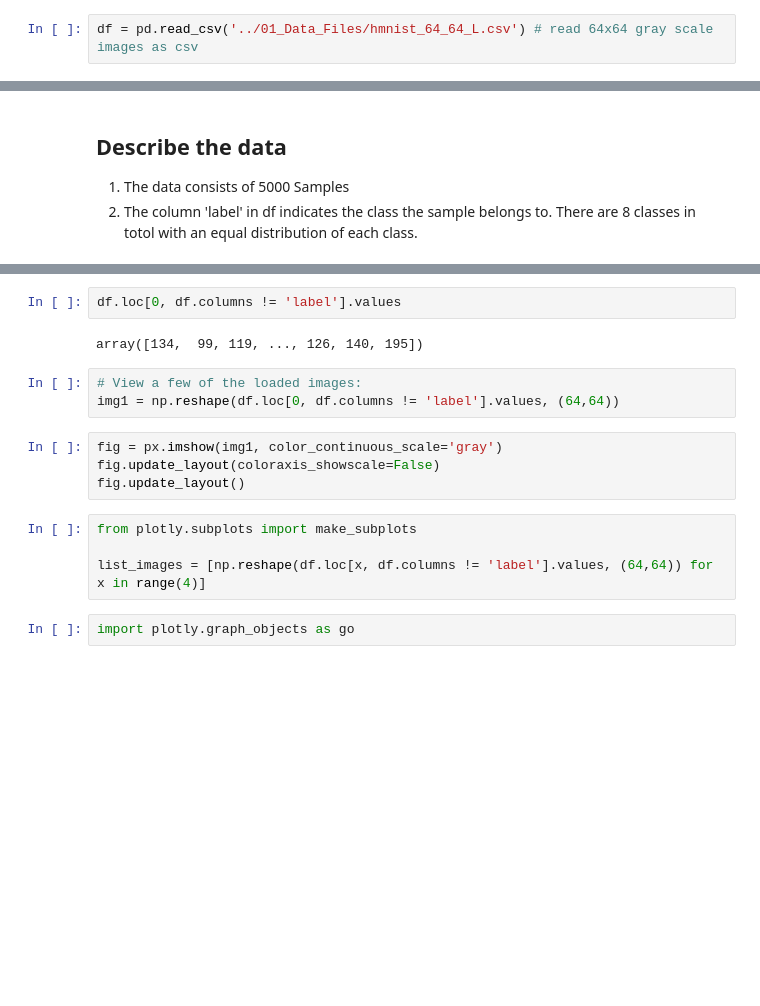
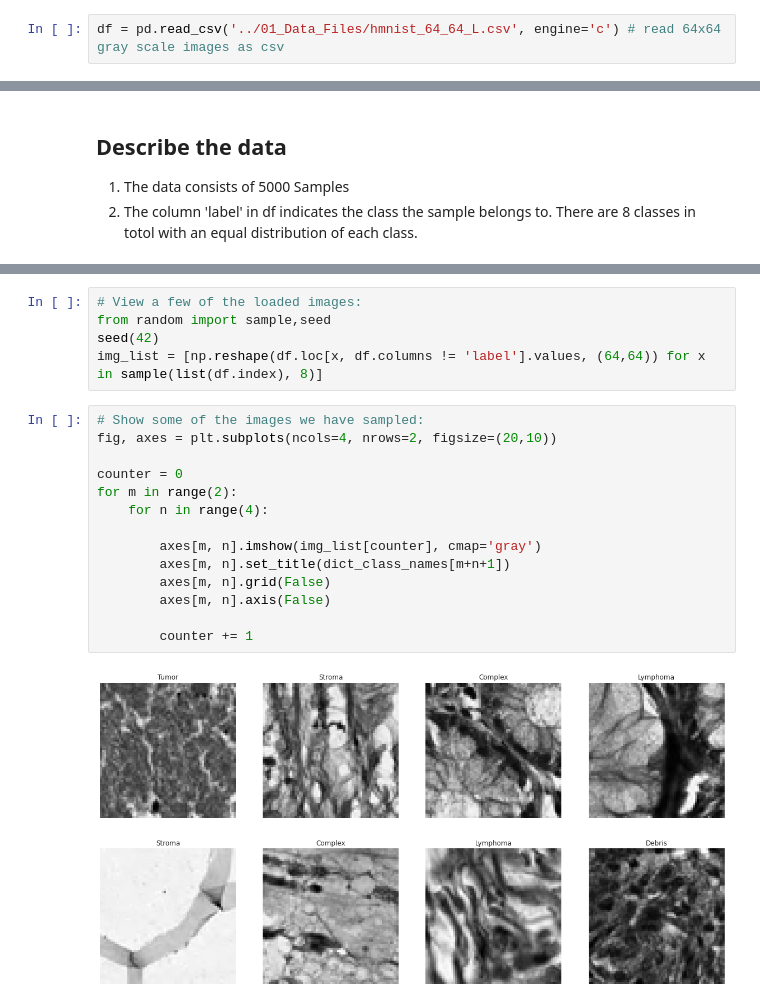
Before and after one commit to sharyar/CLFModelComparison, a Jupyter notebook: 02_Data_Preprocessing/explore_data.ipynb, the cells around one changed output, grey strips where cells are left out. Cells and saved outputs as stored; diff of their text form; blank space fills up the shorter version.

Commit message:
feat: adds initial data exploration

```diff
--- a/02_Data_Preprocessing/explore_data.ipynb
+++ b/02_Data_Preprocessing/explore_data.ipynb
@@ -14,7 +17,7 @@ sns.set(style='darkgrid')
 
 %matplotlib inline
 # %%
-df = pd.read_csv('../01_Data_Files/hmnist_64_64_L.csv') # read 64x64 gray scale images as csv
+df = pd.read_csv('../01_Data_Files/hmnist_64_64_L.csv', engine='c') # read 64x64 gray scale images as csv
 # %%
 df
 # %% [output]
@@ -72,17 +65,21 @@ Index(['pixel0000', 'pixel0001', 'pixel0002', 'pixel0003', 'pixel0004',
-# %%
-df.loc[0, df.columns != 'label'].values
-# %% [output]
-array([134,  99, 119, ..., 126, 140, 195])
 # %%
 # View a few of the loaded images:
-img1 = np.reshape(df.loc[0, df.columns != 'label'].values, (64,64))
+from random import sample,seed
+seed(42)
+img_list = [np.reshape(df.loc[x, df.columns != 'label'].values, (64,64)) for x in sample(list(df.index), 8)]
-# %%
-fig = px.imshow(img1, color_continuous_scale='gray')
-fig.update_layout(coloraxis_showscale=False)
-fig.update_layout()
-# %%
-from plotly.subplots import make_subplots
-
-list_images = [np.reshape(df.loc[x, df.columns != 'label'].values, (64,64)) for x in range(4)]
-# %%
-import plotly.graph_objects as go
+# %%
+# Show some of the images we have sampled:
+fig, axes = plt.subplots(ncols=4, nrows=2, figsize=(20,10))
+
+counter = 0
+for m in range(2):
+    for n in range(4):
+
+        axes[m, n].imshow(img_list[counter], cmap='gray')
+        axes[m, n].set_title(dict_class_names[m+n+1])
+        axes[m, n].grid(False)
+        axes[m, n].axis(False)
+
+        counter += 1
+# %% [output]
+[figure, added]
```
Also changed, not shown: parts of 4 cells of this notebook, 1 other file.
